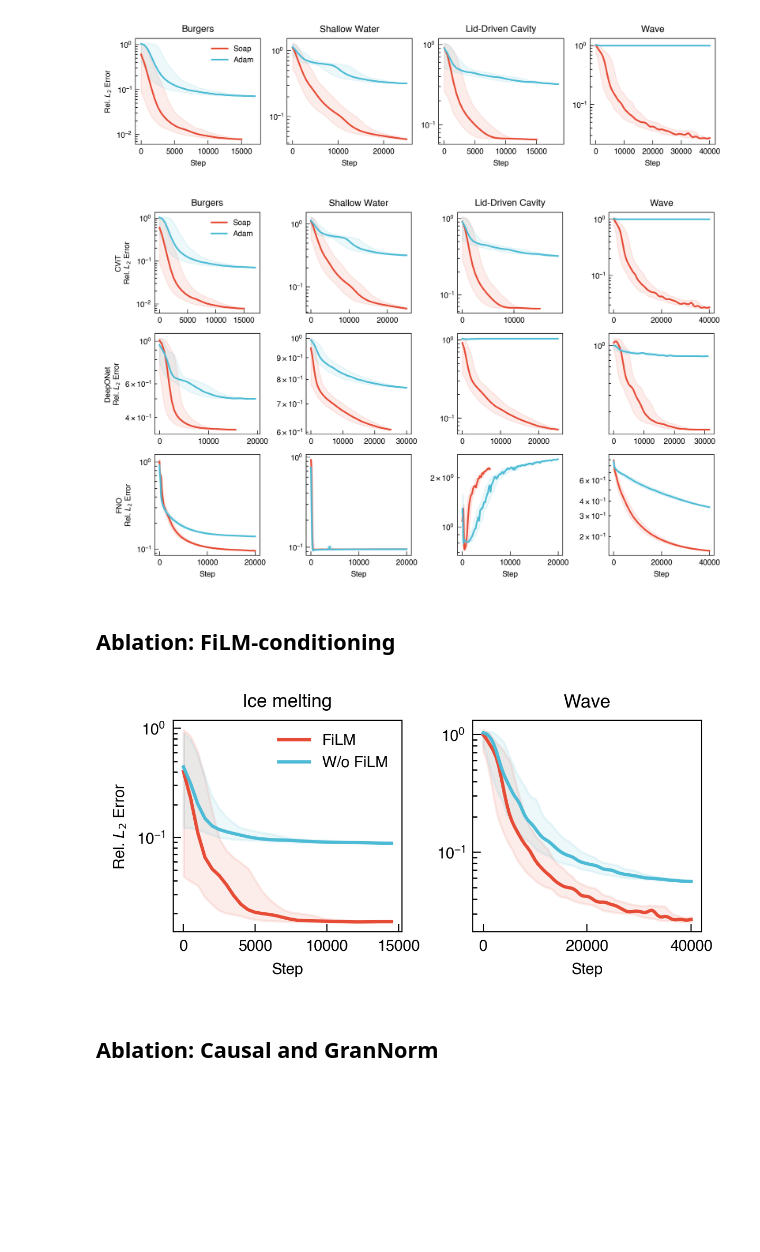
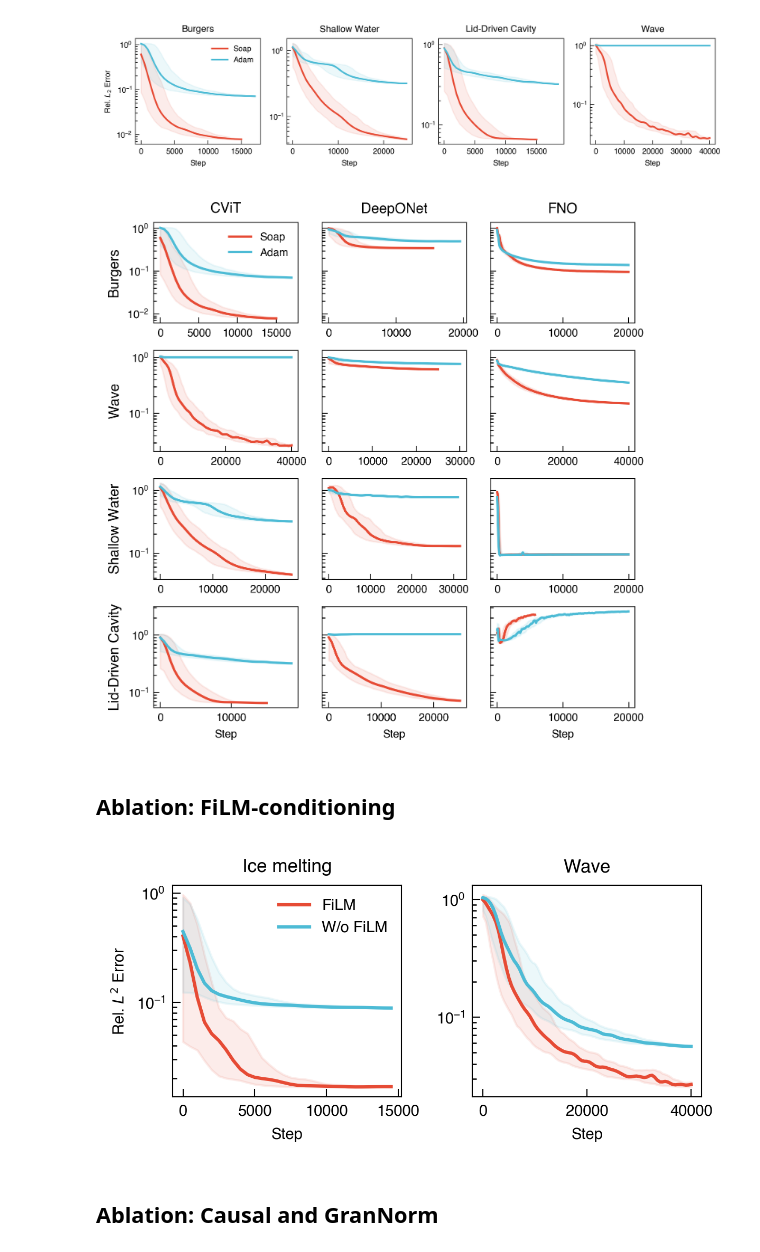
Before and after one commit to NanxiiChen/PI-CViT, a Jupyter notebook: eval.ipynb, the cells around one changed output. Drawn from its saved outputs; the diff is of its cells as text; code cells hidden in the pictures; blank space fills up the shorter version.

Commit message:
Update eval

```diff
--- a/eval.ipynb
+++ b/eval.ipynb
@@ -95,6 +95,10 @@ cvit_ret = {
     "Burgers": [
         "training_logs/burgers/run-burgers_cvit_sota-nofilm-tag-eval_l2_error.csv",
         "training_logs/burgers/run-burgers_cvit_ablation_adam-tag-eval_l2_error.csv"
+    ],
+    "Wave": [
+        "training_logs/wave/run-wave_cvit_SOTA-decdim384-decdepth4-decheads12-tag-eval_l2_error.csv",
+        "training_logs/wave/run-wave_cvit_ablation_adam-tag-eval_l2_error.csv",
     ],
     "Shallow Water": [
         "training_logs/swe/run-swe_cvit_SOTA-0217-tag-eval_l2_error.csv",
@@ -104,10 +108,7 @@ cvit_ret = {
         "training_logs/ldc/run-ldc_cvit_SOTA-0218-decdepth4-tag-eval_l2_error.csv",
         "training_logs/ldc/run-ldc_cvit_ablation_adam-tag-eval_l2_error.csv"
     ],
-    "Wave": [
-        "training_logs/wave/run-wave_cvit_SOTA-decdim384-decdepth4-decheads12-tag-eval_l2_error.csv",
-        "training_logs/wave/run-wave_cvit_ablation_adam-tag-eval_l2_error.csv",
-    ]
+
 }
 deeponet_ret = {
     "Burgers": [
@@ -118,19 +119,24 @@ deeponet_ret = {
         "training_logs/swe/run-swe_deeponet_baseline-tag-eval_l2_error.csv",
         "training_logs/swe/run-swe_deeponet_adam-tag-eval_l2_error.csv"
     ],
+    "Wave": [
+        "training_logs/wave/run-wave_deeponet_baseline-tag-eval_l2_error.csv",
+        "training_logs/wave/run-wave_deeponet_ablation_adam-tag-eval_l2_error.csv",
+    ],
     "Lid-Driven Cavity": [
         "training_logs/ldc/run-ldc_deeponet_baseline-tag-eval_l2_error.csv",
         "training_logs/ldc/run-ldc_deeponet_ablation_adam-tag-eval_l2_error.csv"
     ],
-    "Wave": [
-        "training_logs/wave/run-wave_deeponet_baseline-tag-eval_l2_error.csv",
-        "training_logs/wave/run-wave_deeponet_ablation_adam-tag-eval_l2_error.csv",
-    ]
+
 }
 fno_ret = {
     "Burgers": [
         "training_logs/burgers/run-burgers_fno_soap-tag-eval_l2_error.csv",
         "training_logs/burgers/run-burgers_fno_ablatioin_adam-tag-eval_l2_error.csv"
+    ],
+    "Wave": [
+        "training_logs/wave/run-wave_fno_soap-tag-eval_l2_error.csv",
+        "training_logs/wave/run-wave_fno_ablation_adam-tag-eval_l2_error.csv"
     ],
     "Shallow Water": [
         "training_logs/swe/run-swe_fno_soap-tag-eval_l2_error.csv",
@@ -140,10 +146,6 @@ fno_ret = {
         "training_logs/ldc/run-ldc_fno_soap2-tag-eval_l2_error.csv",
         "training_logs/ldc/run-ldc_fno_ablation_adam-tag-eval_l2_error.csv"
     ],
-    "Wave": [
-        "training_logs/wave/run-wave_fno_soap-tag-eval_l2_error.csv",
-        "training_logs/wave/run-wave_fno_ablation_adam-tag-eval_l2_error.csv"
-    ]
 }
 
 tags = ["Soap", "Adam"]
@@ -151,42 +153,43 @@ model_names = ["CViT", "DeepONet", "FNO"]
 
 
 from models.utils import smooth_loss_log_gaussian
-fig, axes = plt.subplots(3, 4, figsize=(8, 5),)
+# fig, axes = plt.subplots(3, 4, figsize=(7.5, 4.5),)
 # axes = axes.flatten()
+fig, axes = plt.subplots(4, 3, figsize=(5, 5), sharey="row")
 for model_id, dataset in enumerate([cvit_ret, deeponet_ret, fno_ret]):
 
     for example_idx, (name, paths) in enumerate(dataset.items()):
-        ax = axes[model_id, example_idx]
+        ax = axes[example_idx, model_id]
 
-        if example_idx == 0:
-            ax.set_ylabel(f"{model_names[model_id]}\nRel. $L_2$ Error")
+        if model_id == 0:
+            ax.set_ylabel(f"{name}", fontsize=9)
             # ax.text(-0.2, 0.5, model_names[model_id],
             #         va="center", ha="center", rotation=90, transform=ax.transAxes)
 
-        if model_id == 0:
-            ax.set_title(name)
-        if model_id == 2:
+        if example_idx == 0:
+            ax.set_title(model_names[model_id], fontsize=9)
+        if example_idx == 3:
             ax.set_xlabel("Step")
 
         if len(paths) == 0:
             continue
 
         for j, (path, tag) in enumerate(zip(paths, tags)):
             df = pd.read_csv(path)
             val = df["Value"].values
             step = df["Step"].values
             mean, lower, upper = smooth_loss_log_gaussian(val, sigma=1.2, n_boot=1000)
             ax.fill_between(step, lower, upper, color=f"C{j}", alpha=0.1,)
             ax.plot(step, mean, label=tag, color=f"C{j}")
         ax.set_yscale("log")
 
         if model_id == 0 and example_idx == 0:
             ax.legend()
 fig.tight_layout()
 
-fig.savefig("./figures/ablation_optimizer.pdf", bbox_inches="tight", pad_inches=0.01)
+fig.savefig("./figures/ablation_optimizer.pdf", bbox_inches="tight", pad_inches=0.01, dpi=300)
 # %% [output]
-[figure, old version]
+[figure, new version]
 # %% [markdown]
 ## Ablation: FiLM-conditioning
 # %%
@@ -218,13 +221,13 @@ for idx, (name, paths) in enumerate(datasets.items()):
            yscale="log")
     if idx == 0:
         ax.legend()
-        ax.set(ylabel="Rel. $L_2$ Error")
+        ax.set(ylabel="Rel. $L^2$ Error")
 
 fig.tight_layout()
 fig.savefig("./figures/ablation_film.pdf", bbox_inches="tight", pad_inches=0.01)
 # fig.savefig("./figures/ablation_film.png", bbox_inches="tight", pad_inches=0.01, dpi=300)
 # %% [output]
-[figure, old version]
+[figure, new version]
 # %% [markdown]
 ## Ablation: Causal and GranNorm
 # %%
```
Also changed, not shown: parts of 2 cells of this notebook, 8 other files.
